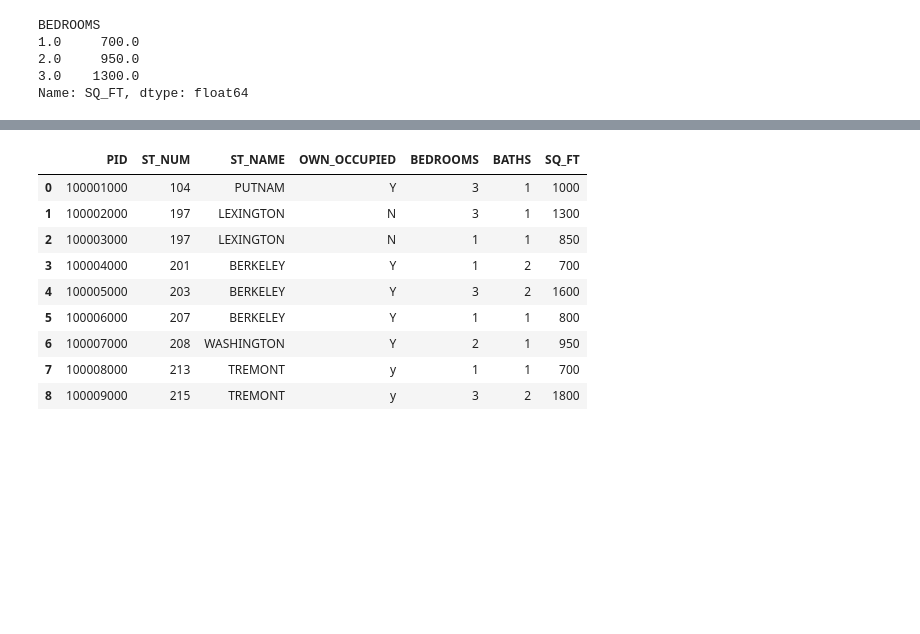
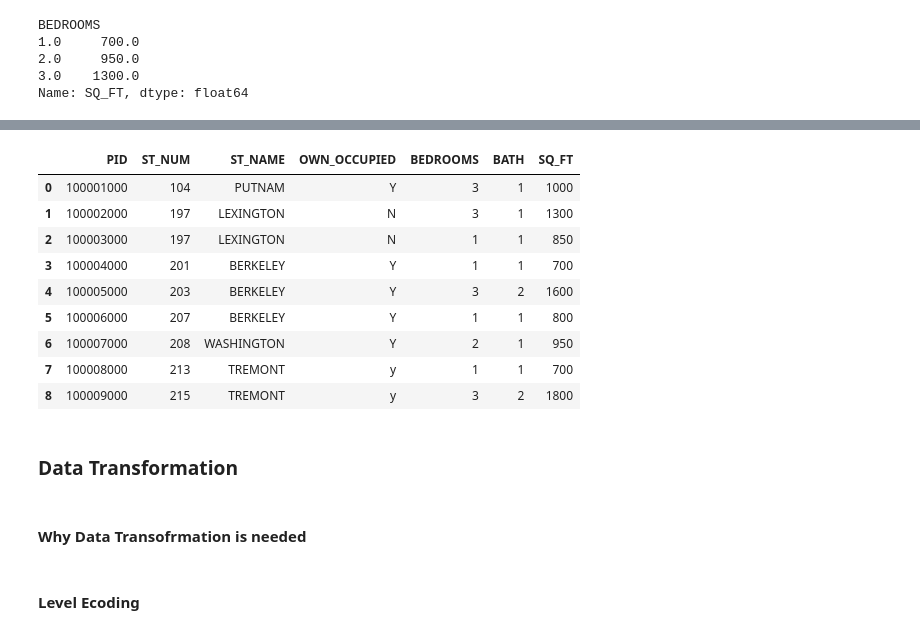
Before and after one commit to pappucode/datascience, a Jupyter notebook: data_cleaning.ipynb, the cells around one changed output, grey strips where cells are left out. Saved outputs shown, nothing was run; the diff lists cells and outputs as text; code cells hidden in the pictures; blank space fills up the shorter version.

Commit message:
Data Transformation Done, Here I have used the dataset clean data set, which I have cleaned in the previous chapter

```diff
--- a/data_cleaning.ipynb
+++ b/data_cleaning.ipynb
@@ -23,6 +23,7 @@ df
 # %% [markdown]
 #### Rename columns with inplace
 # %%
-df.rename(columns = {'NUM_BEDROOMS': 'BEDROOMS', 'NUM_BATH':'BATHS'}, inplace=True)
+#Renaming Columns with inplace
+df.rename(columns = {"NUM_BEDROOMS": "BEDROOMS",  "NUM_BATH":"BATH"},inplace=True)
 df.head()
 # %% [output]
@@ -118,7 +119,7 @@ df
 | 8 | 100009000.0 | 215.0 | TREMONT | y | na | 2 | 1800 |
 # %%
 df.BEDROOMS = pd.to_numeric(df['BEDROOMS'], errors = 'coerce')
-df.BATHS = pd.to_numeric(df['BATHS'], errors = 'coerce')
+df.BATH = pd.to_numeric(df['BATH'], errors = 'coerce')
 df.SQ_FT = pd.to_numeric(df['SQ_FT'], errors = 'coerce')
 df
 # %% [output]
@@ -190,6 +191,6 @@ df
 | 8 | 100009000.0 | 215.0 | TREMONT | y | 3.0 | 2.0 | 1800.0 |
 # %%
 #Use bfill and ffill
-df['BATHS'] = df['BATHS'].fillna(method='ffill')
+df['BATH'] = df['BATH'].fillna(method='ffill')
 df
 # %% [output]
@@ -206,19 +207,23 @@ df
 # %%
 #Type Converstion
 df.PID = df.PID.astype('int64')
 df.ST_NUM = df.ST_NUM.astype('int64')
 df.BEDROOMS = df.BEDROOMS.astype('int64')
-df.BATHS = df.BATHS.astype('int64')
+df.BATH = df.BATH.astype('int64')
 df.SQ_FT = df.SQ_FT.astype('int64')
 df
 # %% [output]
-|  | PID | ST_NUM | ST_NAME | OWN_OCCUPIED | BEDROOMS | BATHS | SQ_FT |
+|  | PID | ST_NUM | ST_NAME | OWN_OCCUPIED | BEDROOMS | BATH | SQ_FT |
 | 0 | 100001000 | 104 | PUTNAM | Y | 3 | 1 | 1000 |
 | 1 | 100002000 | 197 | LEXINGTON | N | 3 | 1 | 1300 |
 | 2 | 100003000 | 197 | LEXINGTON | N | 1 | 1 | 850 |
-| 3 | 100004000 | 201 | BERKELEY | Y | 1 | 2 | 700 |
+| 3 | 100004000 | 201 | BERKELEY | Y | 1 | 1 | 700 |
 | 4 | 100005000 | 203 | BERKELEY | Y | 3 | 2 | 1600 |
 | 5 | 100006000 | 207 | BERKELEY | Y | 1 | 1 | 800 |
 | 6 | 100007000 | 208 | WASHINGTON | Y | 2 | 1 | 950 |
 | 7 | 100008000 | 213 | TREMONT | y | 1 | 1 | 700 |
 | 8 | 100009000 | 215 | TREMONT | y | 3 | 2 | 1800 |
+# %% [markdown]
+### Data Transformation
+# %% [markdown]
+#### Why Data Transofrmation is needed
@@ -224,0 +234,2 @@ df
+# %% [markdown]
+#### Level Ecoding
```
Also changed, not shown: parts of 25 cells of this notebook, 1 other file.
